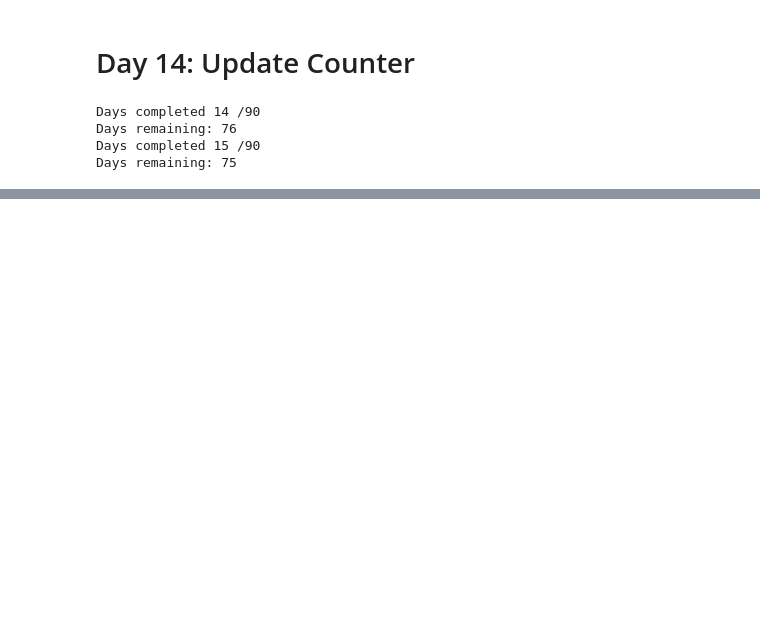
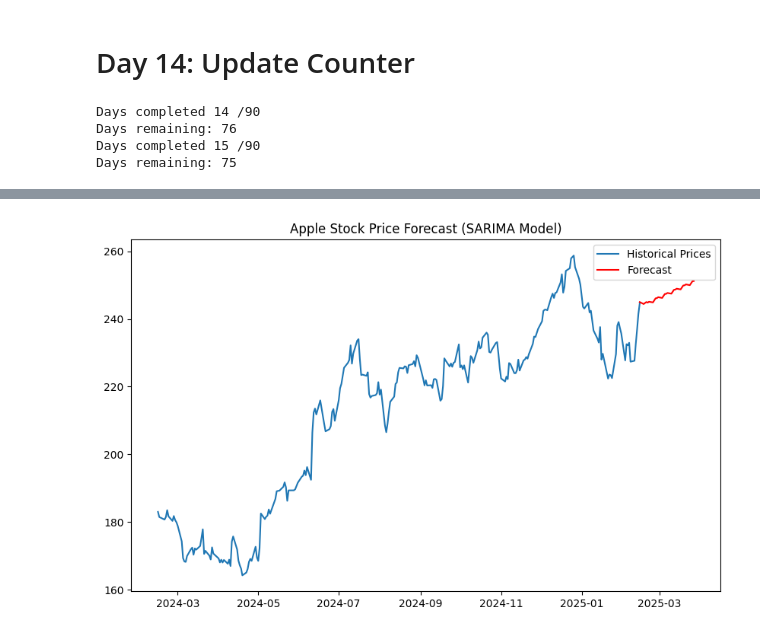
Before and after one commit to hackingbandy/coding_challenge, a Jupyter notebook: main.ipynb, the cells around one changed output, grey strips where cells are left out. Saved outputs shown, nothing was run; the diff lists cells and outputs as text; code cells hidden in the pictures; blank space fills up the shorter version.

```diff
--- a/main.ipynb
+++ b/main.ipynb
@@ -341,0 +255,25 @@ Mean Squared Error on Test Set: 1166430630.5968647
+# %%
+from statsmodels.tsa.statespace.sarimax import SARIMAX
+from sklearn.metrics import mean_squared_error
+import numpy as np
+
+# Define and fit the SARIMA model
+sarima_model = SARIMAX(df_apple_stocks['Close'],
+                       order=(1, 1, 1),  # (p, d, q)
+                       seasonal_order=(1, 1, 1, 5),  # (P, D, Q, s)
+                       enforce_stationarity=False,
+                       enforce_invertibility=False)
+sarima_result = sarima_model.fit()
+
+# Forecast for the next 30 days
+forecast = sarima_result.predict(start=len(df_apple_stocks), end=len(df_apple_stocks) + 29)
+
+# Plot the forecast
+plt.figure(figsize=(10, 6))
+plt.plot(df_apple_stocks.index, df_apple_stocks['Close'], label='Historical Prices')
+plt.plot(pd.date_range(df_apple_stocks.index[-1], periods=30, freq='B'), forecast, label='Forecast', color='red')
+plt.title('Apple Stock Price Forecast (SARIMA Model)')
+plt.legend()
+plt.show()
+# %% [output]
+[figure, added]
```
Also changed, not shown: parts of 14 cells of this notebook.
